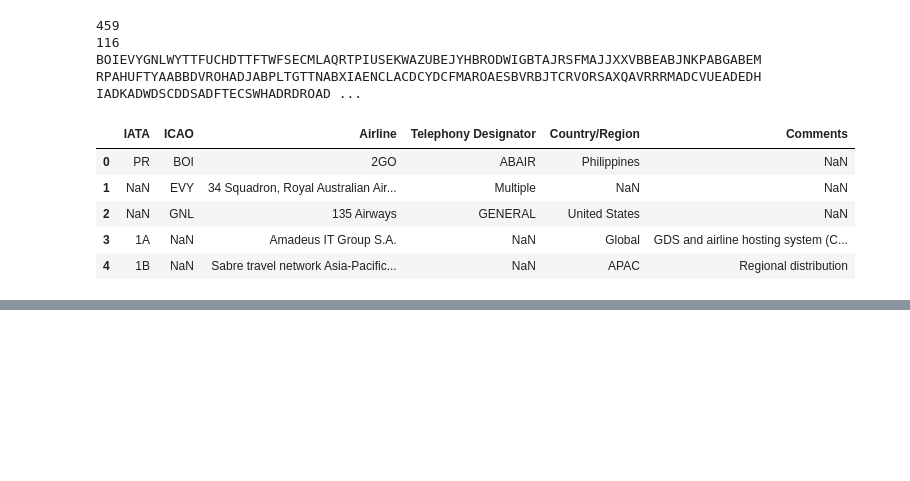
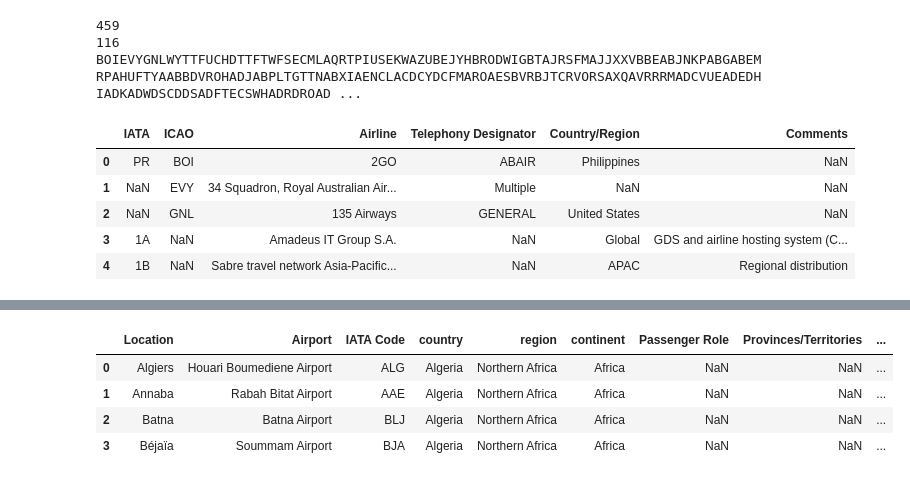
Before and after one commit to FellanNokes/Flight_Punctuality_Analytics_Lab, a Jupyter notebook: EDA/wikipedia_scrape.ipynb, the cells around one changed output, grey strips where cells are left out. Drawn from its saved outputs; the diff is of its cells as text; code cells hidden in the pictures; blank space fills up the shorter version.

```diff
--- a/EDA/wikipedia_scrape.ipynb
+++ b/EDA/wikipedia_scrape.ipynb
@@ -73,0 +116,8 @@ df_airlines.head()
+# %%
+df_airports.head(4)
+# %% [output]
+|  | Location | Airport | IATA Code | country | region | continent | Passenger Role | Provinces/Territories | ... |
+| 0 | Algiers | Houari Boumediene Airport | ALG | Algeria | Northern Africa | Africa | NaN | NaN | ... |
+| 1 | Annaba | Rabah Bitat Airport | AAE | Algeria | Northern Africa | Africa | NaN | NaN | ... |
+| 2 | Batna | Batna Airport | BLJ | Algeria | Northern Africa | Africa | NaN | NaN | ... |
+| 3 | Béjaïa | Soummam Airport | BJA | Algeria | Northern Africa | Africa | NaN | NaN | ... |
```
Also changed, not shown: parts of 9 cells of this notebook.
